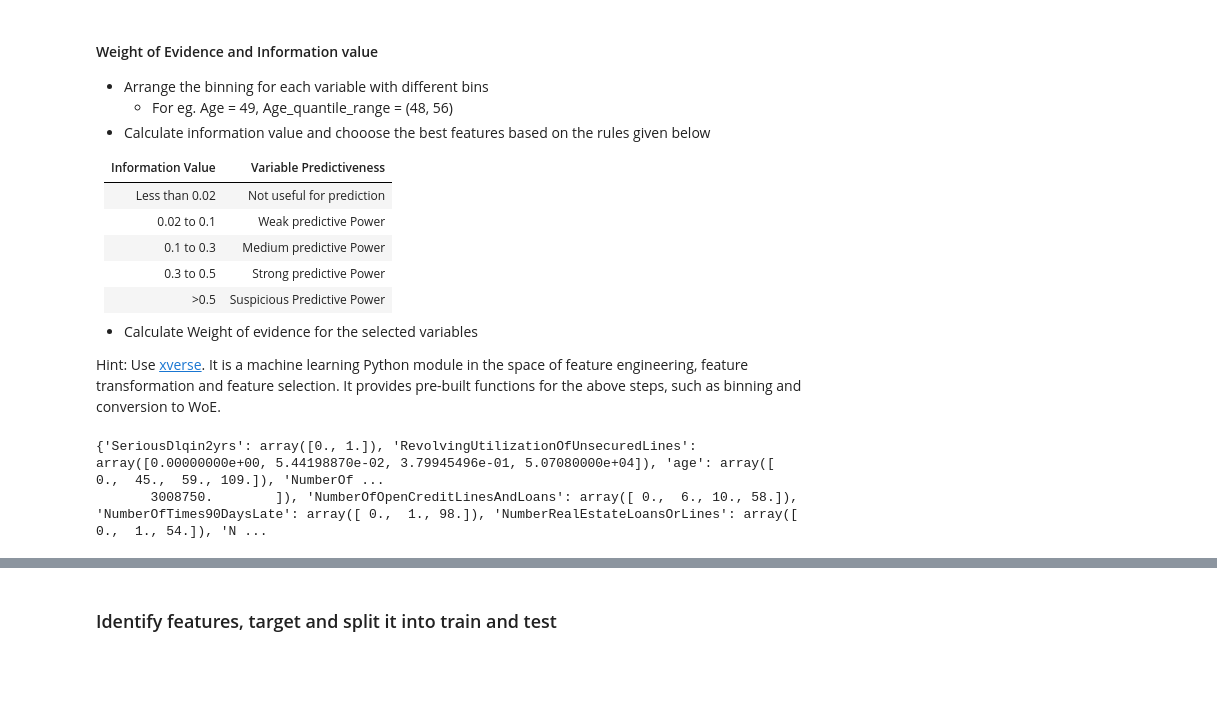
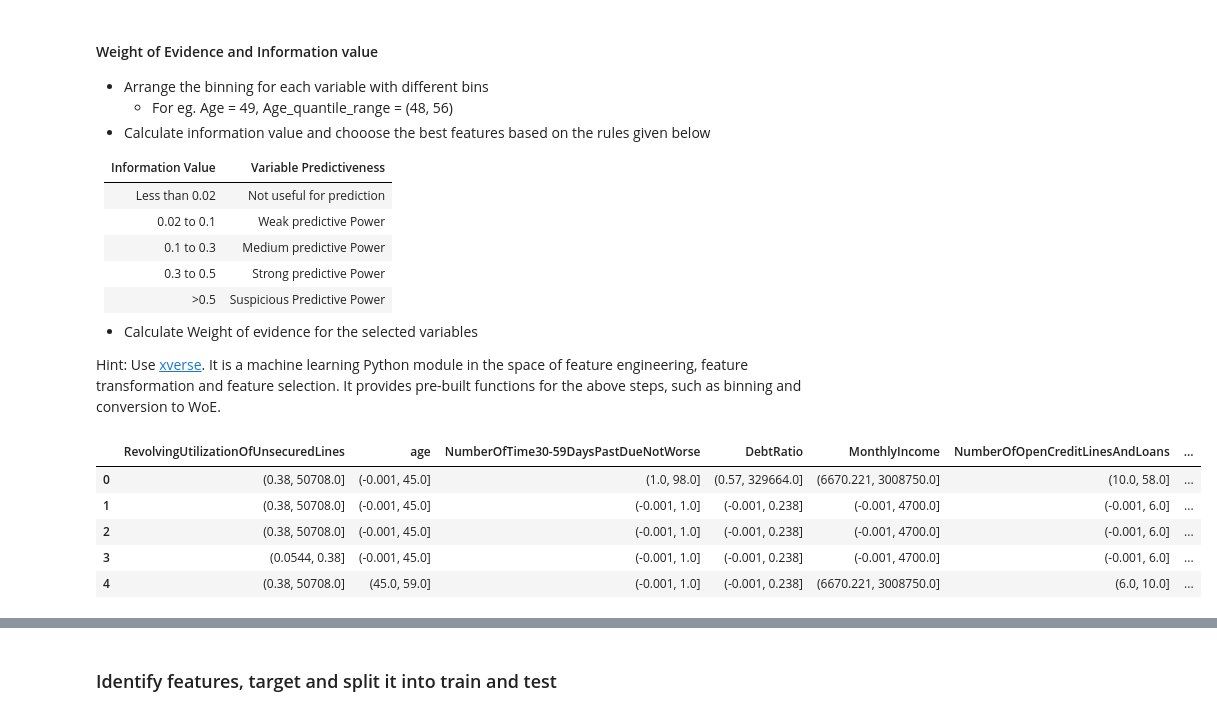
Before and after one commit to madhavamk/computational-data-science, a Jupyter notebook: MiniProjects/M3_NB_MiniProject_2_Credit_risk_modelling_Logistic_Regression.ipynb, the cells around one changed output, grey strips where cells are left out. Drawn from its saved outputs; the diff is of its cells as text; code cells hidden in the pictures; blank space fills up the shorter version.

```diff
--- a/MiniProjects/M3_NB_MiniProject_2_Credit_risk_modelling_Logistic_Regression.ipynb
+++ b/MiniProjects/M3_NB_MiniProject_2_Credit_risk_modelling_Logistic_Regression.ipynb
@@ -312,11 +312,18 @@ Hint: Use [xverse](https://cdn.iisc.talentsprint.com/CDS/Assignments/Module2/M2_
 # %%
 # YOUR CODE HERE
 clf = MonotonicBinning()
-y = np.array(df['SeriousDlqin2yrs'])
-clf.fit(df, y)
 
-print(clf.bins)
+X = df.drop(['SeriousDlqin2yrs'], axis=1)
+y = df['SeriousDlqin2yrs']
+clf.fit(X, y)
 output_bins = clf.bins
+clf = MonotonicBinning(custom_binning=output_bins)
+out_X = clf.transform(X)
+out_X.head()
 # %% [output]
-{'SeriousDlqin2yrs': array([0., 1.]), 'RevolvingUtilizationOfUnsecuredLines': array([0.00000000e+00, 5.44198870e-02, 3.79945496e-01, 5.07080000e+04]), 'age': array([  0.,  45.,  59., 109.]), 'NumberOf ...
-       3008750.        ]), 'NumberOfOpenCreditLinesAndLoans': array([ 0.,  6., 10., 58.]), 'NumberOfTimes90DaysLate': array([ 0.,  1., 98.]), 'NumberRealEstateLoansOrLines': array([ 0.,  1., 54.]), 'N ...
+|  | RevolvingUtilizationOfUnsecuredLines | age | NumberOfTime30-59DaysPastDueNotWorse | DebtRatio | MonthlyIncome | NumberOfOpenCreditLinesAndLoans | ... |
+| 0 | (0.38, 50708.0] | (-0.001, 45.0] | (1.0, 98.0] | (0.57, 329664.0] | (6670.221, 3008750.0] | (10.0, 58.0] | ... |
+| 1 | (0.38, 50708.0] | (-0.001, 45.0] | (-0.001, 1.0] | (-0.001, 0.238] | (-0.001, 4700.0] | (-0.001, 6.0] | ... |
+| 2 | (0.38, 50708.0] | (-0.001, 45.0] | (-0.001, 1.0] | (-0.001, 0.238] | (-0.001, 4700.0] | (-0.001, 6.0] | ... |
+| 3 | (0.0544, 0.38] | (-0.001, 45.0] | (-0.001, 1.0] | (-0.001, 0.238] | (-0.001, 4700.0] | (-0.001, 6.0] | ... |
+| 4 | (0.38, 50708.0] | (45.0, 59.0] | (-0.001, 1.0] | (-0.001, 0.238] | (6670.221, 3008750.0] | (6.0, 10.0] | ... |
```
Also changed, not shown: parts of 24 cells of this notebook.
